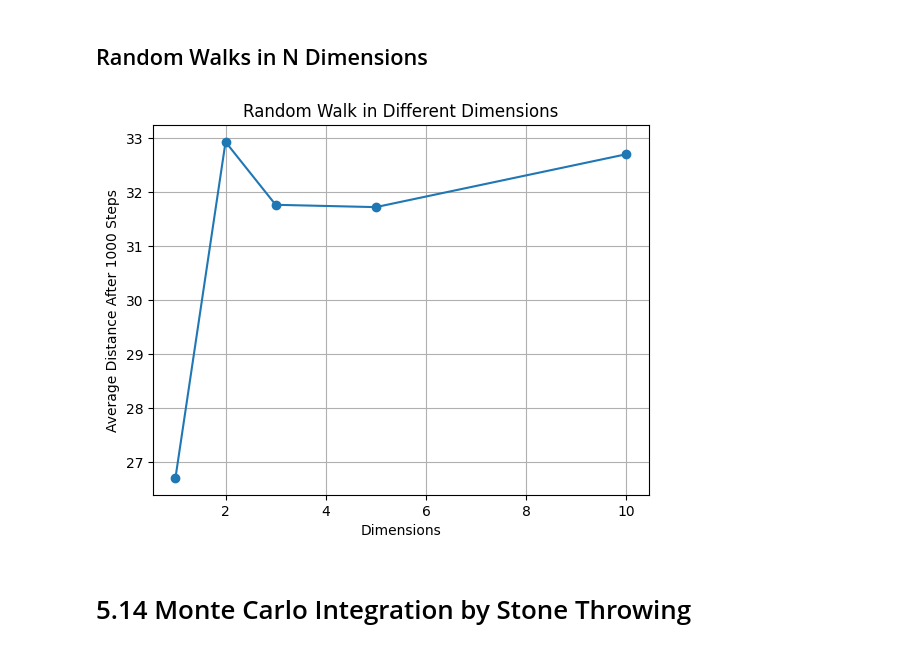
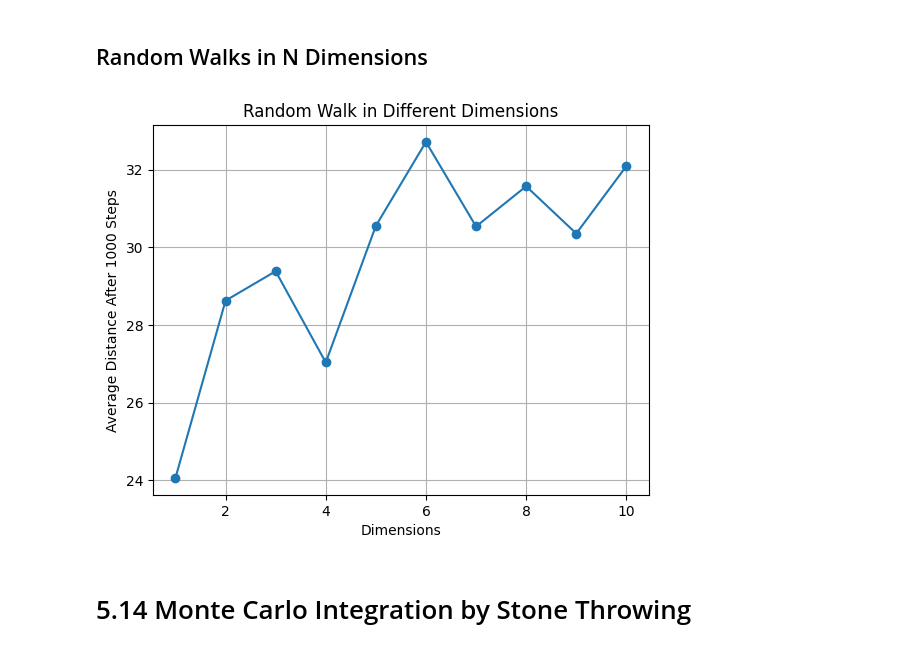
Before and after one commit to AgentEgeus/pioneer_hw, a Jupyter notebook: pioneer_hw2.ipynb, the cells around one changed output. Drawn from its saved outputs; the diff is of its cells as text; code cells hidden in the pictures.

```diff
--- a/pioneer_hw2.ipynb
+++ b/pioneer_hw2.ipynb
@@ -102,8 +100,6 @@ plt.show()
 # %% [markdown]
 ## Random Walks in N Dimensions
 # %%
-import numpy as np
-
 def walk_nd(N, dim):
     position = np.zeros(dim)
     for _ in range(N):
@@ -115,23 +111,23 @@ def walk_nd(N, dim):
     return np.linalg.norm(position)
 
 def avg_distance_nd(N, dim):
-    K = int(np.sqrt(N))  # number of trials based on N
-    distances = [walk_nd(N, dim) for _ in range(K)]
+    k = int(np.sqrt(N))
+    distances = [walk_nd(N, dim) for _ in range(k)]
     return np.mean(distances)
 # %%
-dims = [1, 2, 3, 5, 10]
+dims = [1, 2, 3, 4, 5, 6, 7, 8, 9, 10]
 N = 1000
 results = [avg_distance_nd(N, d) for d in dims]
 
 import matplotlib.pyplot as plt
 
 plt.plot(dims, results, 'o-')
 plt.xlabel("Dimensions")
 plt.ylabel(f"Average Distance After {N} Steps")
 plt.title("Random Walk in Different Dimensions")
 plt.grid(True)
 # %% [output]
-[figure, old version]
+[figure, new version]
 # %% [markdown]
 # 5.14 Monte Carlo Integration by Stone Throwing
 # %% [markdown]
```
Also changed, not shown: parts of 3 cells of this notebook, 1 other file.
